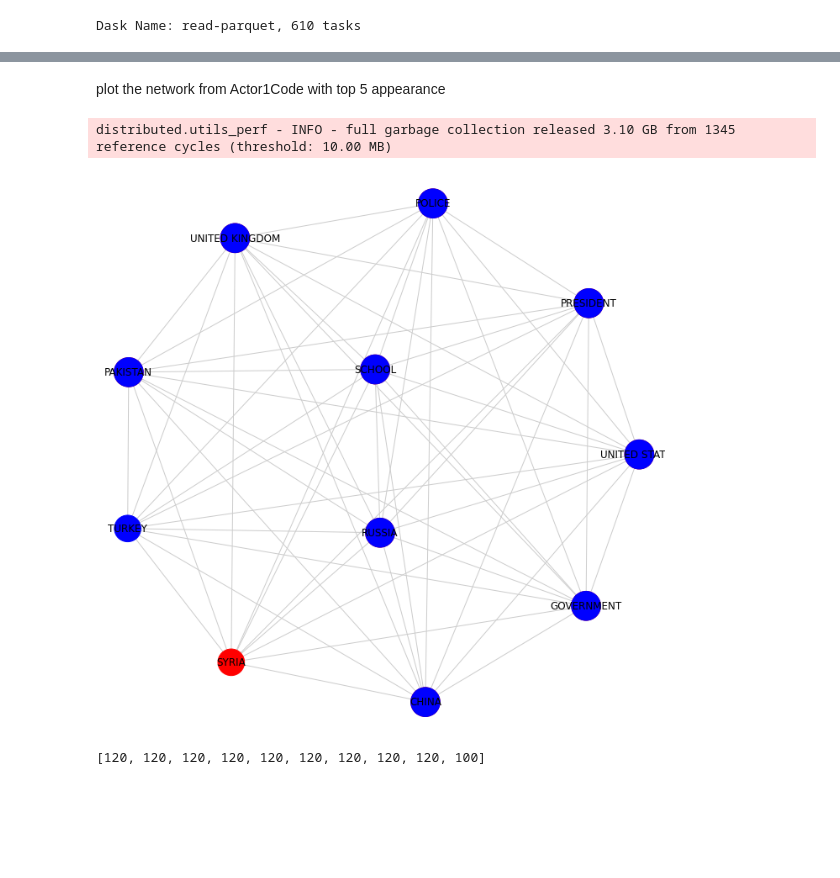
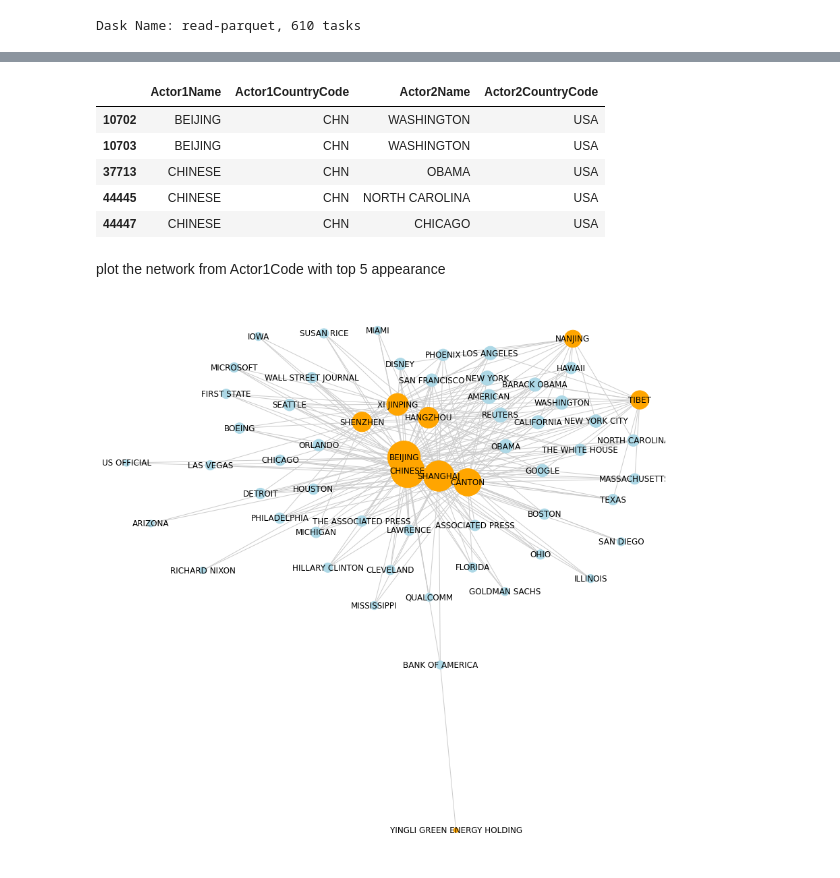
Before and after one commit to beixuan-jia/ANLY502_Big_Data_Final_Project, a Jupyter notebook: Networking.ipynb, the cells around one changed output, grey strips where cells are left out. Cells and saved outputs as stored; diff of their text form; code cells hidden in the pictures; blank space fills up the shorter version.

Commit message:
finaal project

```diff
--- a/Networking.ipynb
+++ b/Networking.ipynb
@@ -124,0 +102,10 @@ ddf2 = ddf1[(ddf1.Actor2Name == 'UNITED STATES') | (ddf1.Actor2Name == 'GOVERNME
+# %%
+pddf1 = ddf1[(ddf1.Actor1Name == 'CHINESE') | (ddf1.Actor1Name == 'BEIJING') | (ddf1.Actor1Name == 'CANTON') | (ddf1.Actor1Name == 'XI JINPING') | \
+             (ddf1.Actor1Name == 'SHANGHAI') | (ddf1.Actor1Name == 'HANGZHOU') | (ddf1.Actor1Name == 'TIBET') | (ddf1.Actor1Name == 'NANJING') | \
+             (ddf1.Actor1Name == 'SHENZHEN') | (ddf1.Actor1Name == 'YINGLI GREEN ENERGY HOLDING')]
+# %%
+a = pddf1.Actor2Name.value_counts().head(50).axes
+alist = []
+for i in range(50):
+    alist.append(a[0][i])
+alist
@@ -125,36 +130,49 @@ ddf2 = ddf1[(ddf1.Actor2Name == 'UNITED STATES') | (ddf1.Actor2Name == 'GOVERNME
+# %%
+CU = pddf1[(pddf1.Actor2Name == 'WASHINGTON') | (pddf1.Actor2Name == 'AMERICAN') | (pddf1.Actor2Name == 'CALIFORNIA') | (pddf1.Actor2Name == 'OBAMA') | \
+           (pddf1.Actor2Name == 'BARACK OBAMA') | (pddf1.Actor2Name == 'REUTERS') | (pddf1.Actor2Name == 'NEW YORK') | (pddf1.Actor2Name == 'CHICAGO') | \
+           (pddf1.Actor2Name == 'SAN FRANCISCO') | (pddf1.Actor2Name == 'OHIO') | (pddf1.Actor2Name == 'THE WHITE HOUSE') | (pddf1.Actor2Name == 'FIRST STATE') | \
+           (pddf1.Actor2Name == 'LOS ANGELES') | (pddf1.Actor2Name == 'GOOGLE') | (pddf1.Actor2Name == 'DISNEY') | (pddf1.Actor2Name == 'HAWAII') | \
+           (pddf1.Actor2Name == 'HILLARY CLINTON') | (pddf1.Actor2Name == 'BOEING') | (pddf1.Actor2Name == 'IOWA') | (pddf1.Actor2Name == 'LAWRENCE') | \
+           (pddf1.Actor2Name == 'THE ASSOCIATED PRESS') | (pddf1.Actor2Name == 'SUSAN RICE') | (pddf1.Actor2Name == 'NORTH CAROLINA') | (pddf1.Actor2Name == 'QUALCOMM') | \
+           (pddf1.Actor2Name == 'SEATTLE') | (pddf1.Actor2Name == 'FLORIDA') | (pddf1.Actor2Name == 'TEXAS') | (pddf1.Actor2Name == 'MICROSOFT') | (pddf1.Actor2Name == 'BANK OF AMERICA') |\
+           (pddf1.Actor2Name == 'MICHIGAN') | (pddf1.Actor2Name == 'ORLANDO') | (pddf1.Actor2Name == 'NEW YORK CITY') | (pddf1.Actor2Name == 'WALL STREET JOURNAL') | \
+           (pddf1.Actor2Name == 'HOUSTON') | (pddf1.Actor2Name == 'US OFFICIAL') | (pddf1.Actor2Name == 'LAS VEGAS') | (pddf1.Actor2Name == 'ASSOCIATED PRESS') | \
+           (pddf1.Actor2Name == 'MIAMI') | (pddf1.Actor2Name == 'MISSISSIPPI') | (pddf1.Actor2Name == 'BOSTON') | (pddf1.Actor2Name == 'PHOENIX') | (pddf1.Actor2Name == 'ARIZONA') | \
+           (pddf1.Actor2Name == 'PHILADELPHIA') | (pddf1.Actor2Name == 'MASSACHUSETTS') | (pddf1.Actor2Name == 'DETROIT') | (pddf1.Actor2Name == 'RICHARD NIXON') | \
+           (pddf1.Actor2Name == 'SAN DIEGO') | (pddf1.Actor2Name == 'CLEVELAND') | (pddf1.Actor2Name == 'ILLINOIS') | (pddf1.Actor2Name == 'GOLDMAN SACHS')]
+CU.head()
+# %% [output]
+|  | Actor1Name | Actor1CountryCode | Actor2Name | Actor2CountryCode |
+| 10702 | BEIJING | CHN | WASHINGTON | USA |
+| 10703 | BEIJING | CHN | WASHINGTON | USA |
+| 37713 | CHINESE | CHN | OBAMA | USA |
+| 44445 | CHINESE | CHN | NORTH CAROLINA | USA |
+| 44447 | CHINESE | CHN | CHICAGO | USA |
 # %% [markdown]
 plot the network from Actor1Code with top 5 appearance
 # %%
 # Create the graph
-g1 = nx.from_pandas_edgelist(ddf2, source = 'Actor1Name', target = 'Actor2Name')
-g2 = nx.from_pandas_edgelist(ddf2, source = 'Actor2Name', target = 'Actor1Name')
+g1 = nx.from_pandas_edgelist(CU, source = 'Actor1Name', target = 'Actor2Name')
-# %% [output]
-distributed.utils_perf - INFO - full garbage collection released 3.10 GB from 1345 reference cycles (threshold: 10.00 MB)
 # %%
-plt.figure(figsize=(12, 12))
+plt.figure(figsize=(15, 15))
 
 # Create a layout for our nodes
 layout = nx.spring_layout(g1, iterations = 500)
 
-# Draw the parts we want
+size1 = [g1.degree(a)*50 for a in A1]
+nx.draw_networkx_nodes(g1, layout, nodelist = A1, node_size = size1, node_color = 'orange')
 
 # Draw EVERYONE
-size2 = [g2.degree(a)*100 for a in A2]
-nx.draw_networkx_nodes(g1, layout, nodelist = A2, node_color = 'red', node_size = size2)
-
-size1 = [g1.degree(a)*100 for a in A1]
-nx.draw_networkx_nodes(g1, layout, nodelist = A1, node_size = size1, node_color = 'blue')
+size2 = [g1.degree(a)*50 for a in alist]
+nx.draw_networkx_nodes(g1, layout, nodelist = alist, node_color = 'lightblue', node_size = size2)
 
 nx.draw_networkx_edges(g1, layout, width = 1, edge_color = "#cccccc")
 
-node_labels = dict(zip(A1 + A2, A1 + A2))
+node_labels = dict(zip(A1 + alist, A1 + alist))
 nx.draw_networkx_labels(g1, layout, labels = node_labels)
 
 plt.axis('off')
+plt.savefig('/home/hadoop/FinalProject/CHNnetworking.png')
 plt.show()
 # %% [output]
-[figure, old version]
+[figure, new version]
-# %%
-[g1.degree(a)*10 for a in A1]
-# %% [output]
-[120, 120, 120, 120, 120, 120, 120, 120, 120, 100]
```
Also changed, not shown: parts of 32 cells of this notebook.
